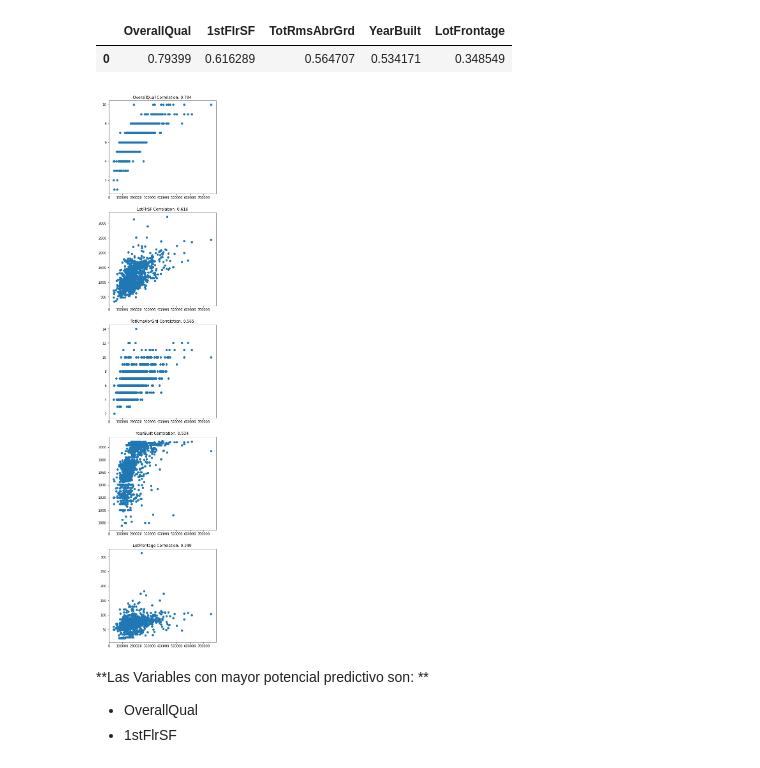
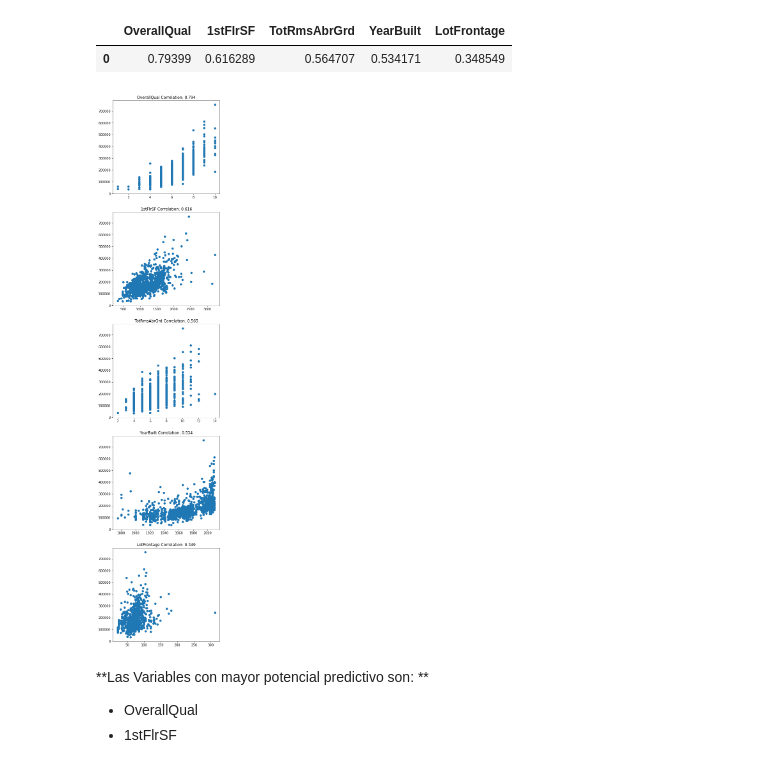
Before and after one commit to cesaraceytuno/PYTHON_DS, a Jupyter notebook: Proyecto/Proyecto.ipynb, the cells around one changed output. Saved outputs shown, nothing was run; the diff lists cells and outputs as text; code cells hidden in the pictures.

```diff
--- a/Proyecto/Proyecto.ipynb
+++ b/Proyecto/Proyecto.ipynb
@@ -94,13 +95,13 @@ pd.DataFrame(correlacion[1:].reshape(1,5),columns=column_names[1:])
 # %%
 fig, axs = plt.subplots(nrows=columns-1)
 
 for i,column_name in enumerate(column_names[1:]):
-    axs[i].scatter(training_set[:,0],training_set[:,i+1])
+    axs[i].scatter(training_set[:,i+1],training_set[:,0])
     axs[i].title.set_text(column_name + " Correlation: " + str(np.round(correlacion[i+1],3)))
 plt.subplots_adjust(top=6)
 plt.show()
 # %% [output]
-[figure, old version]
+[figure, new version]
 # %% [markdown]
 **Las Variables con mayor potencial predictivo son: **
 * OverallQual
```
Also changed, not shown: parts of 9 cells of this notebook.
